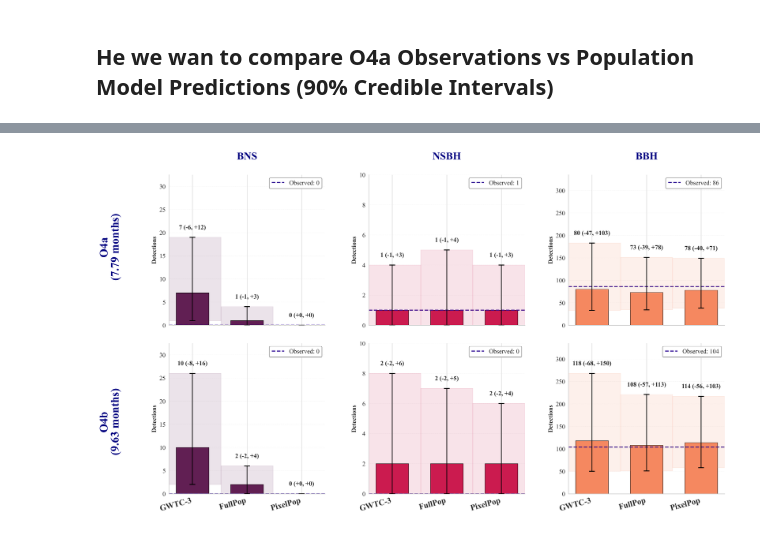
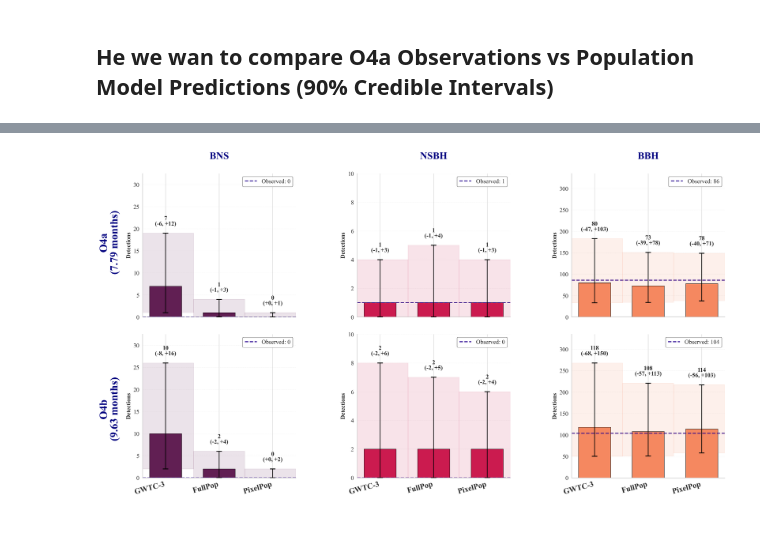
Before and after one commit to weizmannk/cbc-population-distributions, a Jupyter notebook: scripts/notebooks/detection_rate.ipynb, the cells around one changed output, grey strips where cells are left out. Cells and saved outputs as stored; diff of their text form; code cells hidden in the pictures.

```diff
--- a/scripts/notebooks/detection_rate.ipynb
+++ b/scripts/notebooks/detection_rate.ipynb
@@ -1023,7 +1032,7 @@ def _plot_row(axes_row, data, run_label, show_xlabels):
             lower_delta = data[model][pop]["lower_delta"]
             upper_delta = data[model][pop]["upper_delta"]
             text_y = val + err_high[i] + label_offset
-            label_text = f"{val} ({lower_delta:+d}, {upper_delta:+d})"
+            label_text = f"{val}\n({lower_delta:+d}, {upper_delta:+d})"
             ax.text(
                 bar.get_x() + bar.get_width() / 2.0,
                 text_y,
@@ -1058,7 +1067,7 @@ fig, axes = plt.subplots(
     figsize=(20, 11),
     dpi=300,
     sharex="col",
-    gridspec_kw={"hspace": 0.12, "wspace": 0.28},
+    gridspec_kw={"hspace": 0.12, "wspace": 0.4},
 )
 
 _plot_row(axes[0], data_o4a, "O4a", show_xlabels=False)
@@ -1069,7 +1078,7 @@ _plot_row(axes[1], data_o4b, "O4b", show_xlabels=True)
 # both share the same orientation and y-scale. Horizontal and the same
 # size as the BNS/NSBH/BBH column titles, for a consistent look.
 fig.text(
-    0.095,
+    0.05,
     0.74,
     "O4a\n(7.79 months)",
     fontsize=24,
@@ -1080,7 +1089,7 @@ fig.text(
     rotation=90,
 )
 fig.text(
-    0.095,
+    0.05,
     0.28,
     "O4b\n(9.63 months)",
     fontsize=24,
@@ -1097,15 +1106,15 @@ fig.text(
 # above. Fixed margins keep the three columns evenly spaced. left is just
 # wide enough to clear the horizontal row-label text without colliding
 # with the leftmost panel's own "Detections" y-axis label.
-fig.subplots_adjust(left=0.18, right=0.985, top=0.93, bottom=0.09)
+fig.subplots_adjust(left=0.10, right=0.985, top=0.93, bottom=0.09)
 
 os.makedirs("../outputs/detection_rate", exist_ok=True)
-fig.savefig(
-    "../outputs/detection_rate/O4a_detection_rate_comparison.pdf", bbox_inches="tight"
-)
-fig.savefig(
-    "../outputs/detection_rate/O4a_detection_rate_comparison.png", bbox_inches="tight"
-)
+# No bbox_inches="tight" here: it re-crops per-panel by content, and the
+# BNS/NSBH/BBH labels have very different text widths, which reintroduces
+# the asymmetric column spacing the fixed margins above are meant to
+# prevent.
+fig.savefig("../outputs/detection_rate/O4a_detection_rate_comparison.pdf")
+fig.savefig("../outputs/detection_rate/O4a_detection_rate_comparison.png")
 
 plt.show()
 # %% [output]
@@ -1113 +1122 @@ plt.show()
-[figure, old version]
+[figure, new version]
```
Also changed, not shown: parts of 6 cells of this notebook, 38 other files.
